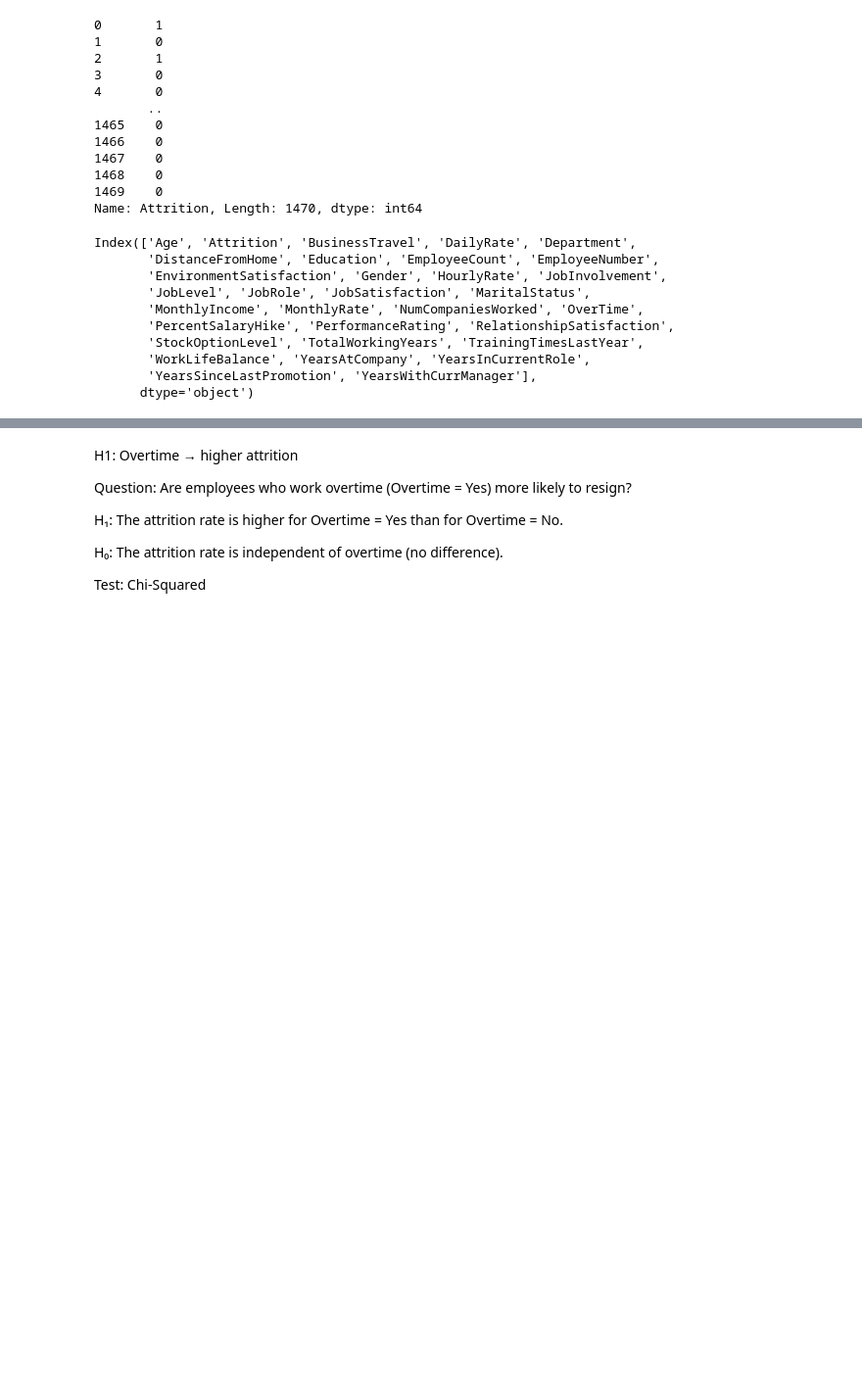
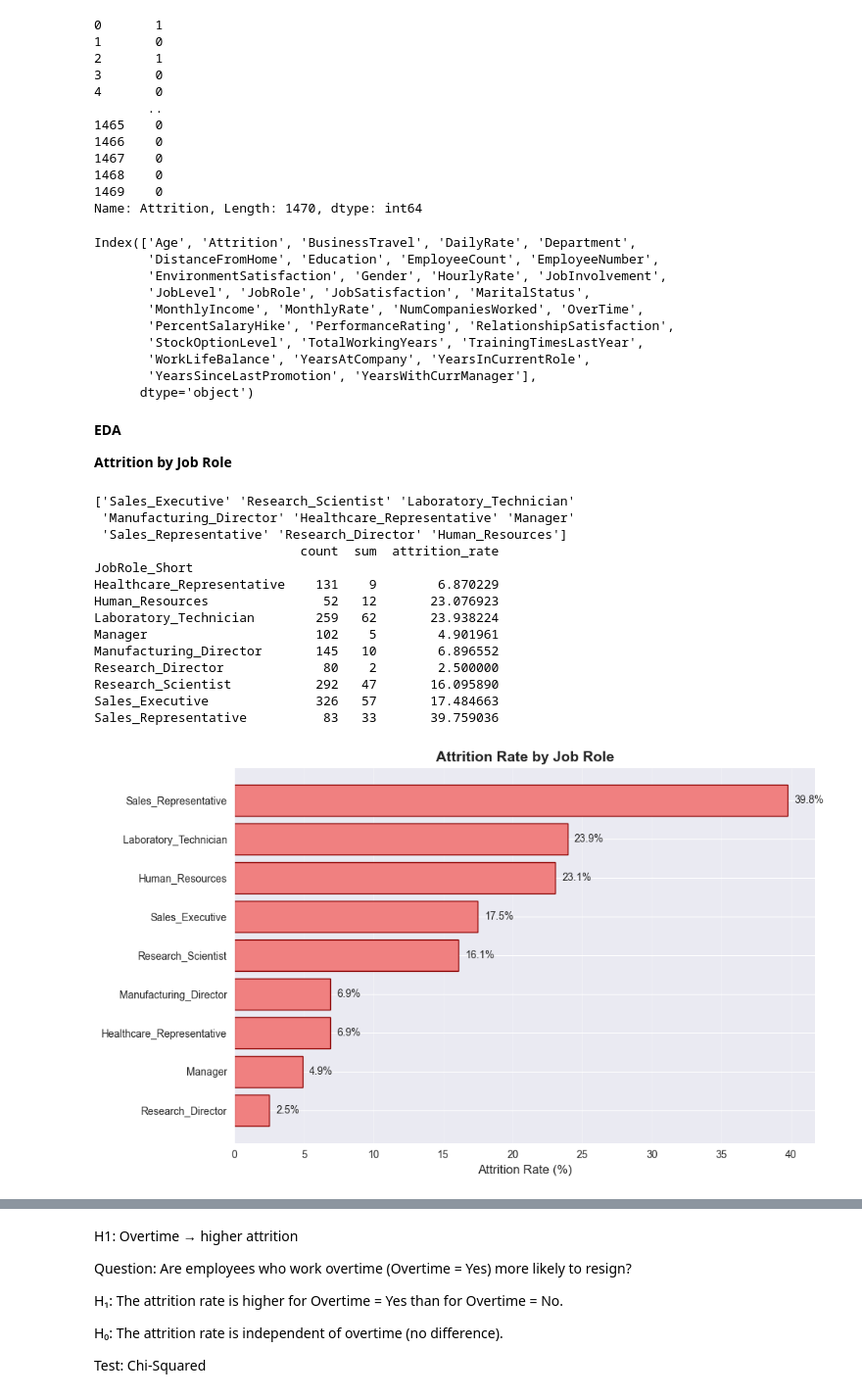
Before and after one commit to LouisDoersing/IBM_HR_BI-Project, a Jupyter notebook: Analysis/Data_Analysis.ipynb, the cells around one changed output, grey strips where cells are left out. Shown at 98% size. Drawn from its saved outputs; the diff is of its cells as text; code cells hidden in the pictures; blank space fills up the shorter version.

```diff
--- a/Analysis/Data_Analysis.ipynb
+++ b/Analysis/Data_Analysis.ipynb
@@ -53,3 +53,70 @@ Index(['Age', 'Attrition', 'BusinessTravel', 'DailyRate', 'Department',
        'WorkLifeBalance', 'YearsAtCompany', 'YearsInCurrentRole',
        'YearsSinceLastPromotion', 'YearsWithCurrManager'],
       dtype='object')
+# %% [markdown]
+**EDA**
+
+
+**Attrition by Job Role**
+# %%
+
+#Attrition by Job Role
+print(df['JobRole'].unique())
+
+attrition_by_jobRole = df.groupby('JobRole')['Attrition'].agg(['sum', 'count'])
+
+attrition_by_jobRole['attrition_rate'] = (attrition_by_jobRole['sum'] / attrition_by_jobRole['count']) * 100
+
+df['JobRole_Short'] = df['JobRole'].replace({
+    'Healthcare Representative': 'Healthcare Rep',
+    'Human Resources': 'HR',
+    'Laboratory Technician': 'Lab Tech',
+    'Research Director': 'Research Dir',
+    'Research Scientist': 'Research Sci',
+    'Sales Executive': 'Sales Exec',
+    'Sales Representative': 'Sales Rep',
+    'Manufacturing Director': 'Manuf Director'
+})
+
+attrition_by_jobRole = df.groupby('JobRole_Short')['Attrition'].agg(['count', 'sum'])
+attrition_by_jobRole['attrition_rate'] = (attrition_by_jobRole['sum'] / attrition_by_jobRole['count']) * 100
+
+print(attrition_by_jobRole)
+
+import matplotlib.pyplot as plt
+
+# sort
+attrition_sorted = attrition_by_jobRole.sort_values('attrition_rate')
+
+# Plot
+plt.figure(figsize=(10, 6))
+bars = plt.barh(attrition_sorted.index, attrition_sorted['attrition_rate'],
+                color='lightcoral', edgecolor='darkred')
+
+plt.xlabel('Attrition Rate (%)', fontsize=12)
+plt.title('Attrition Rate by Job Role', fontsize=14, fontweight='bold')
+plt.grid(axis='x', alpha=0.3)
+
+#show numbers
+for bar, rate in zip(bars, attrition_sorted['attrition_rate']):
+    plt.text(bar.get_width() + 0.5, bar.get_y() + bar.get_height()/2,
+             f'{rate:.1f}%', va='center', fontsize=10)
+
+plt.tight_layout()
+plt.show()
+# %% [output]
+['Sales_Executive' 'Research_Scientist' 'Laboratory_Technician'
+ 'Manufacturing_Director' 'Healthcare_Representative' 'Manager'
+ 'Sales_Representative' 'Research_Director' 'Human_Resources']
+                           count  sum  attrition_rate
+JobRole_Short
+Healthcare_Representative    131    9        6.870229
+Human_Resources               52   12       23.076923
+Laboratory_Technician        259   62       23.938224
+Manager                      102    5        4.901961
+Manufacturing_Director       145   10        6.896552
+Research_Director             80    2        2.500000
+Research_Scientist           292   47       16.095890
+Sales_Executive              326   57       17.484663
+Sales_Representative          83   33       39.759036
+[figure, added]
```
Also changed, not shown: parts of 24 cells of this notebook, 5 other files.
